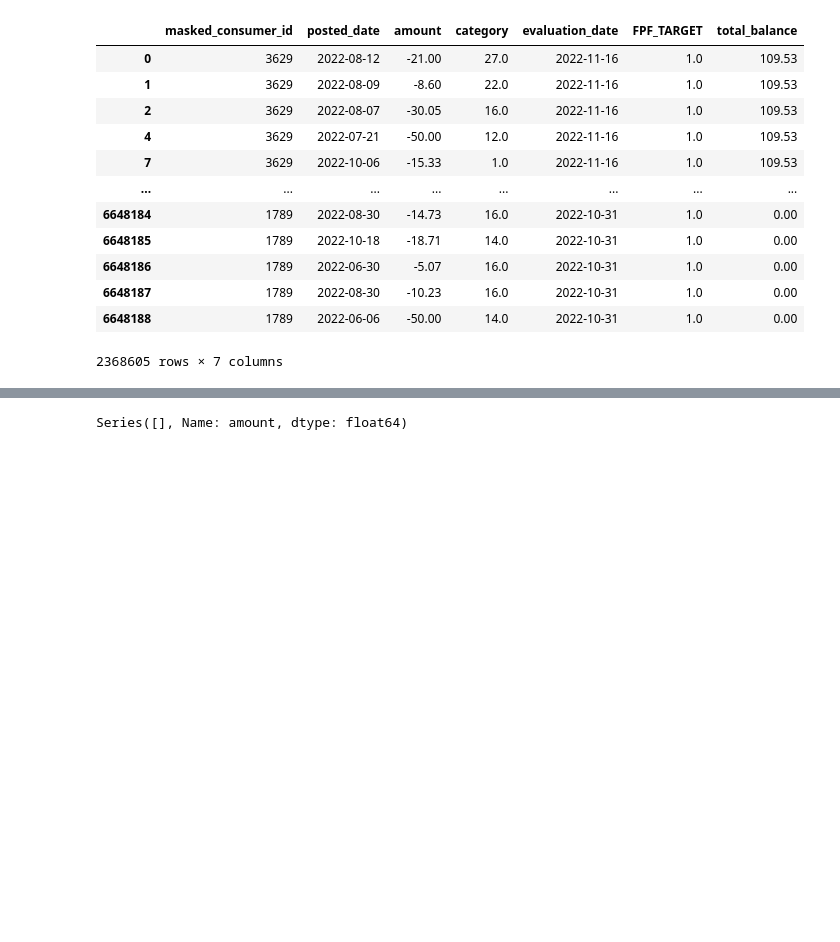
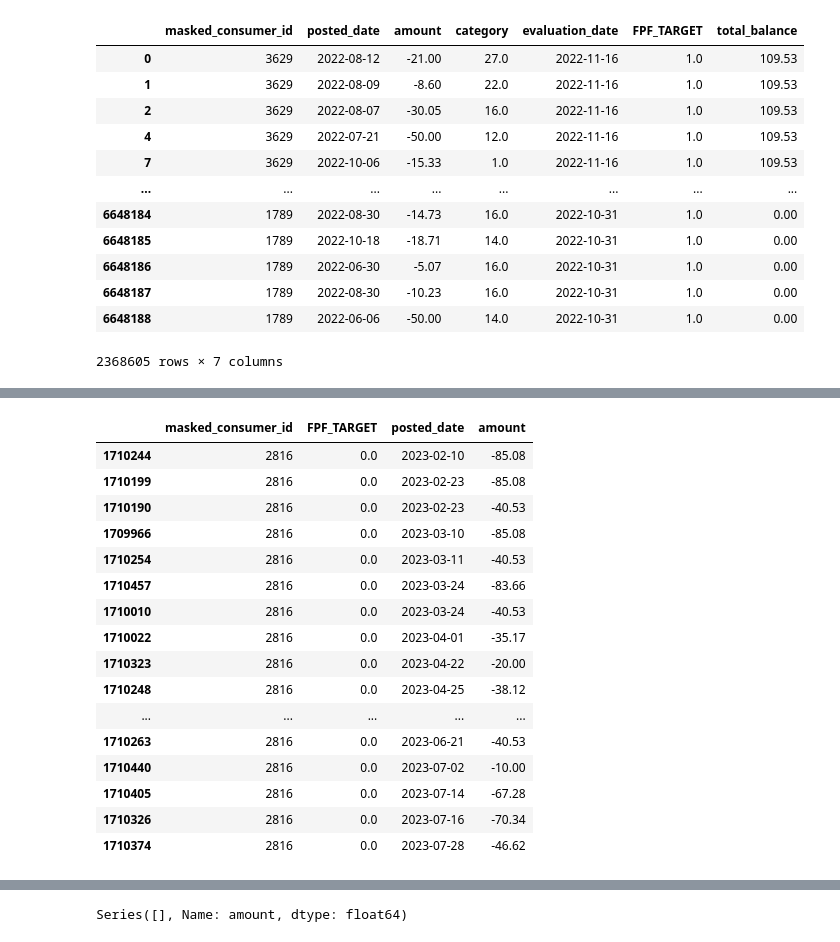
Before and after one commit to shsaha2024/mlc-sp25-car, a Jupyter notebook: baseline_shubham.ipynb, the cells around one changed output, grey strips where cells are left out. Saved outputs shown, nothing was run; the diff lists cells and outputs as text; code cells hidden in the pictures; blank space fills up the shorter version.

```diff
--- a/baseline_shubham.ipynb
+++ b/baseline_shubham.ipynb
@@ -123,0 +166,20 @@ co2_df
+# %%
+ids_by_transactions[cats_to_codes["RENT"]][ids_by_transactions[cats_to_codes["RENT"]]["masked_consumer_id"]=="2816"].sort_values("posted_date", ascending = True)
+# %% [output]
+|  | masked_consumer_id | FPF_TARGET | posted_date | amount |
+| 1710244 | 2816 | 0.0 | 2023-02-10 | -85.08 |
+| 1710199 | 2816 | 0.0 | 2023-02-23 | -85.08 |
+| 1710190 | 2816 | 0.0 | 2023-02-23 | -40.53 |
+| 1709966 | 2816 | 0.0 | 2023-03-10 | -85.08 |
+| 1710254 | 2816 | 0.0 | 2023-03-11 | -40.53 |
+| 1710457 | 2816 | 0.0 | 2023-03-24 | -83.66 |
+| 1710010 | 2816 | 0.0 | 2023-03-24 | -40.53 |
+| 1710022 | 2816 | 0.0 | 2023-04-01 | -35.17 |
+| 1710323 | 2816 | 0.0 | 2023-04-22 | -20.00 |
+| 1710248 | 2816 | 0.0 | 2023-04-25 | -38.12 |
+| ... | ... | ... | ... | ... |
+| 1710263 | 2816 | 0.0 | 2023-06-21 | -40.53 |
+| 1710440 | 2816 | 0.0 | 2023-07-02 | -10.00 |
+| 1710405 | 2816 | 0.0 | 2023-07-14 | -67.28 |
+| 1710326 | 2816 | 0.0 | 2023-07-16 | -70.34 |
+| 1710374 | 2816 | 0.0 | 2023-07-28 | -46.62 |
```
Also changed, not shown: parts of 15 cells of this notebook.
